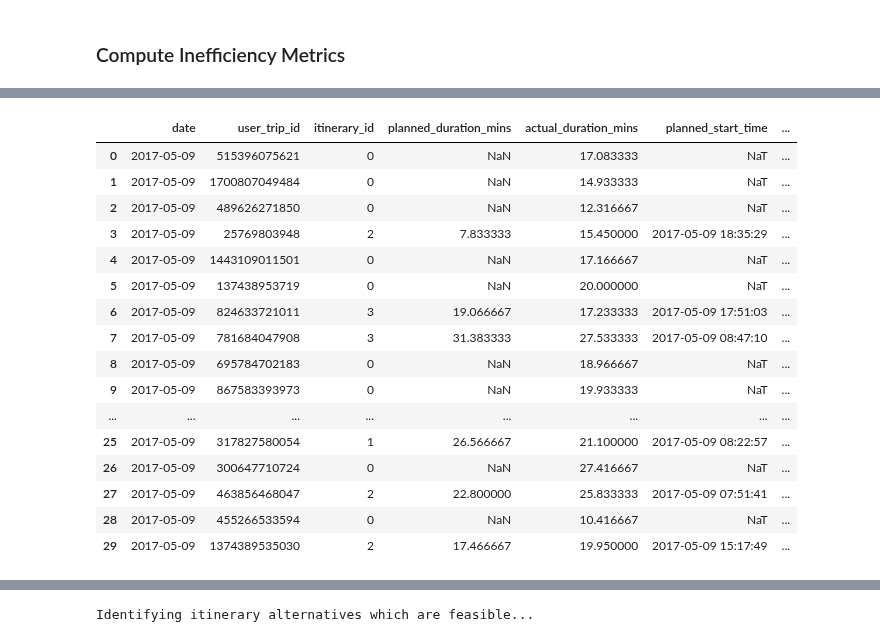
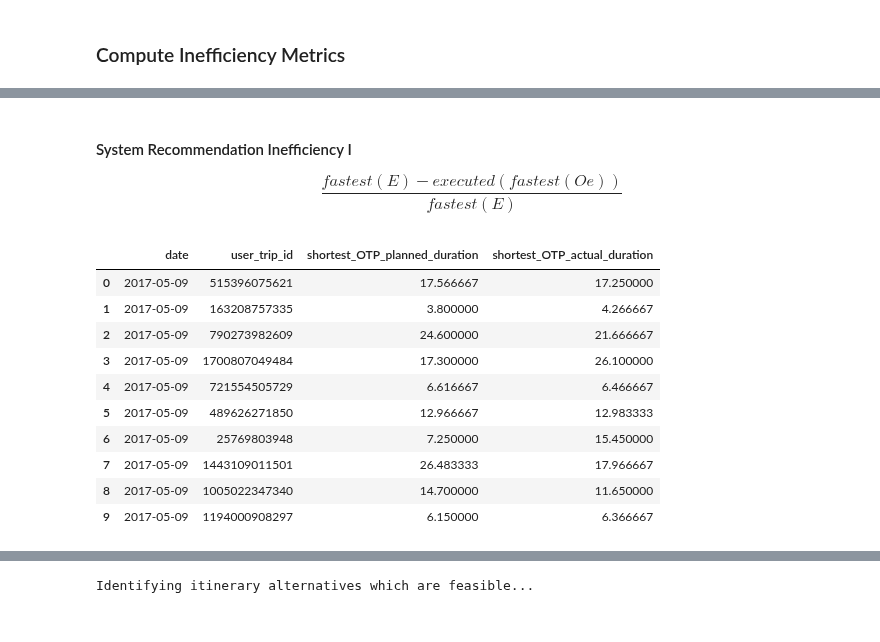
Before and after one commit to tarcisobraz/trips-optimality-exp, a Jupyter notebook: evaluate-trips-script-notebook.ipynb, the cells around one changed output, grey strips where cells are left out. Saved outputs shown, nothing was run; the diff lists cells and outputs as text; code cells hidden in the pictures.

```diff
--- a/evaluate-trips-script-notebook.ipynb
+++ b/evaluate-trips-script-notebook.ipynb
@@ -719,20 +794,31 @@ trips_inefficiency = best_trips_itineraries_filtered \
-# %%
-printdf(trips_inefficiency, l=30)
-# %% [output]
-|  | date | user_trip_id | itinerary_id | planned_duration_mins | actual_duration_mins | planned_start_time | ... |
-| 0 | 2017-05-09 | 515396075621 | 0 | NaN | 17.083333 | NaT | ... |
-| 1 | 2017-05-09 | 1700807049484 | 0 | NaN | 14.933333 | NaT | ... |
-| 2 | 2017-05-09 | 489626271850 | 0 | NaN | 12.316667 | NaT | ... |
-| 3 | 2017-05-09 | 25769803948 | 2 | 7.833333 | 15.450000 | 2017-05-09 18:35:29 | ... |
-| 4 | 2017-05-09 | 1443109011501 | 0 | NaN | 17.166667 | NaT | ... |
-| 5 | 2017-05-09 | 137438953719 | 0 | NaN | 20.000000 | NaT | ... |
-| 6 | 2017-05-09 | 824633721011 | 3 | 19.066667 | 17.233333 | 2017-05-09 17:51:03 | ... |
-| 7 | 2017-05-09 | 781684047908 | 3 | 31.383333 | 27.533333 | 2017-05-09 08:47:10 | ... |
-| 8 | 2017-05-09 | 695784702183 | 0 | NaN | 18.966667 | NaT | ... |
-| 9 | 2017-05-09 | 867583393973 | 0 | NaN | 19.933333 | NaT | ... |
-| ... | ... | ... | ... | ... | ... | ... | ... |
-| 25 | 2017-05-09 | 317827580054 | 1 | 26.566667 | 21.100000 | 2017-05-09 08:22:57 | ... |
-| 26 | 2017-05-09 | 300647710724 | 0 | NaN | 27.416667 | NaT | ... |
-| 27 | 2017-05-09 | 463856468047 | 2 | 22.800000 | 25.833333 | 2017-05-09 07:51:41 | ... |
-| 28 | 2017-05-09 | 455266533594 | 0 | NaN | 10.416667 | NaT | ... |
-| 29 | 2017-05-09 | 1374389535030 | 2 | 17.466667 | 19.950000 | 2017-05-09 15:17:49 | ... |
+# %% [markdown]
+#### System Recommendation Inefficiency I
+$$
+\begin{equation*}
+    \frac{fastest(E) - executed(fastest(Oe))}{fastest(E)}
+\end{equation*}
+$$
+# %%
+w_rec_inef_i = Window().partitionBy(['date','user_trip_id']).orderBy(F.col('planned_duration_mins'))
+
+shortest_planned_actual_duration = filtered_trips_itineraries \
+                            .filter('itinerary_id > 0') \
+                            .withColumn("rn", F.row_number().over(w_rec_inef_i)) \
+                            .where(F.col("rn") == 1) \
+                            .select('date','user_trip_id','planned_duration_mins','actual_duration_mins') \
+                            .withColumnRenamed('planned_duration_mins','shortest_OTP_planned_duration') \
+                            .withColumnRenamed('actual_duration_mins','shortest_OTP_actual_duration')
+
+printdf(shortest_planned_actual_duration)
+# %% [output]
+|  | date | user_trip_id | shortest_OTP_planned_duration | shortest_OTP_actual_duration |
+| 0 | 2017-05-09 | 515396075621 | 17.566667 | 17.250000 |
+| 1 | 2017-05-09 | 163208757335 | 3.800000 | 4.266667 |
+| 2 | 2017-05-09 | 790273982609 | 24.600000 | 21.666667 |
+| 3 | 2017-05-09 | 1700807049484 | 17.300000 | 26.100000 |
+| 4 | 2017-05-09 | 721554505729 | 6.616667 | 6.466667 |
+| 5 | 2017-05-09 | 489626271850 | 12.966667 | 12.983333 |
+| 6 | 2017-05-09 | 25769803948 | 7.250000 | 15.450000 |
+| 7 | 2017-05-09 | 1443109011501 | 26.483333 | 17.966667 |
+| 8 | 2017-05-09 | 1005022347340 | 14.700000 | 11.650000 |
+| 9 | 2017-05-09 | 1194000908297 | 6.150000 | 6.366667 |
```
Also changed, not shown: parts of 22 cells of this notebook.
